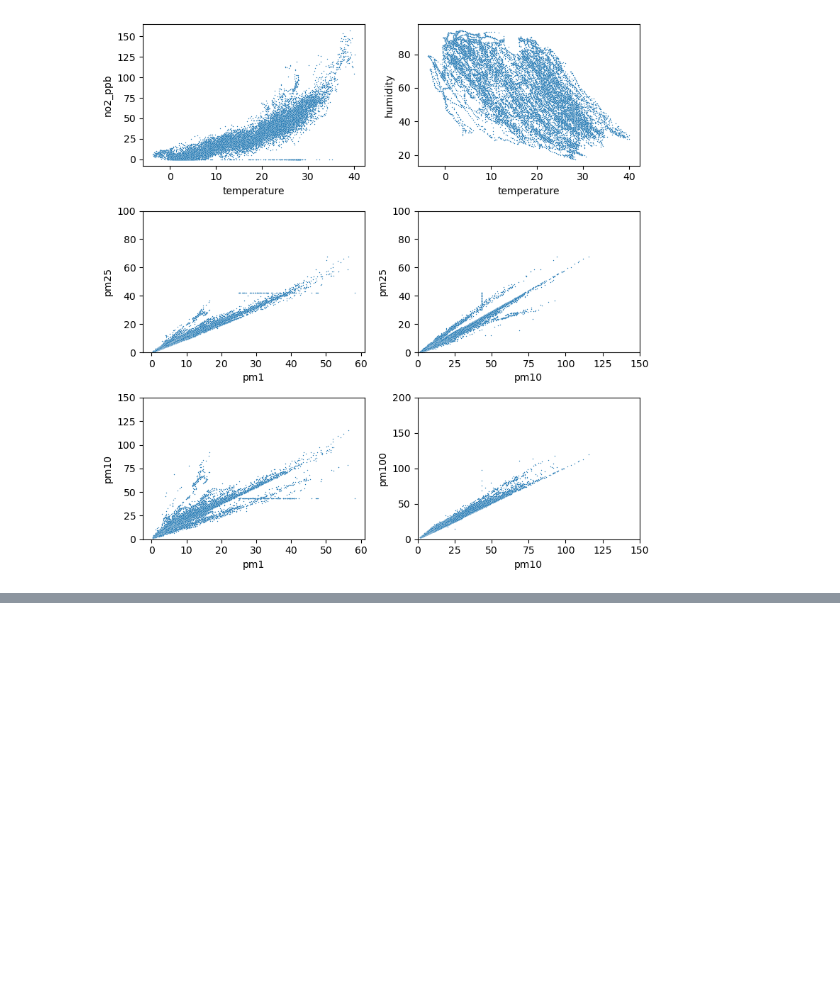
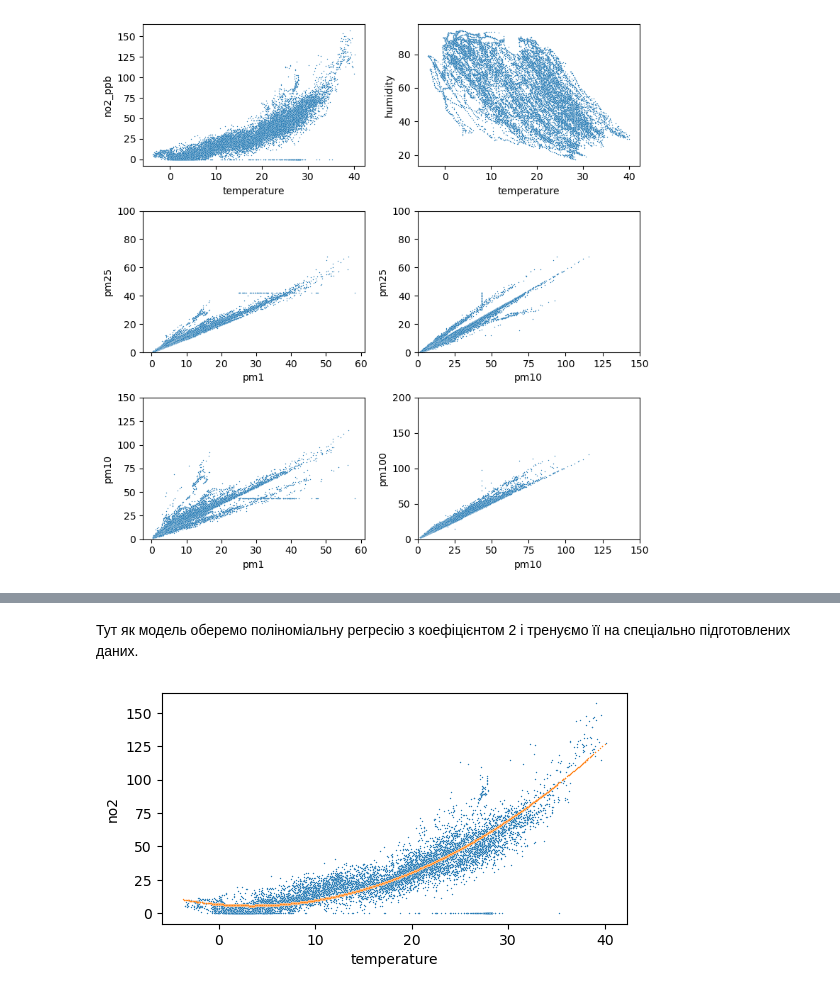
Before and after one commit to tymofiichuy/linear_regression, a Jupyter notebook: lw1.ipynb, the cells around one changed output, grey strips where cells are left out. Cells and saved outputs as stored; diff of their text form; code cells hidden in the pictures; blank space fills up the shorter version.

```diff
--- a/lw1.ipynb
+++ b/lw1.ipynb
@@ -90,0 +114,26 @@ plt.show()
+# %% [markdown]
+Тут як модель оберемо поліноміальну регресію з коефіцієнтом 2 і тренуємо її на спеціально підготовлених даних.
+# %%
+model_no2 = LinearRegression()
+temp_train_array = no2_df[['temp_midpoint']].to_numpy()
+no2_train_array = no2_df[['mean_no2']].to_numpy()
+
+no2_features = PolynomialFeatures(degree=2, include_bias=False).fit_transform(temp_train_array)
+
+model_no2.fit(no2_features, no2_train_array)
+
+temp_array = df[['temperature']].to_numpy()
+temp_array = temp_array.reshape((-1,1))
+no2_array = df[['no2_ppb']].to_numpy()
+temp, temp_test, no2, no2_test = train_test_split(temp_array, no2_array, test_size=0.5, random_state=20, shuffle=True)
+poly_temp_test = PolynomialFeatures(degree=2, include_bias=False).fit_transform(temp_test)
+no2_predicted = model_no2.predict(poly_temp_test)
+
+fig, axes = plt.subplots(1, 1, figsize=(6, 3))
+sns.scatterplot(x=temp.flatten(), y=no2.flatten(), ax=axes, s=1)
+sns.scatterplot(x=temp_test.flatten(), y=no2_predicted.flatten(), ax=axes, s=1)
+axes.set_xlabel('temperature')
+axes.set_ylabel('no2')
+plt.show()
+# %% [output]
+[figure, added]
```
Also changed, not shown: parts of 7 cells of this notebook.
